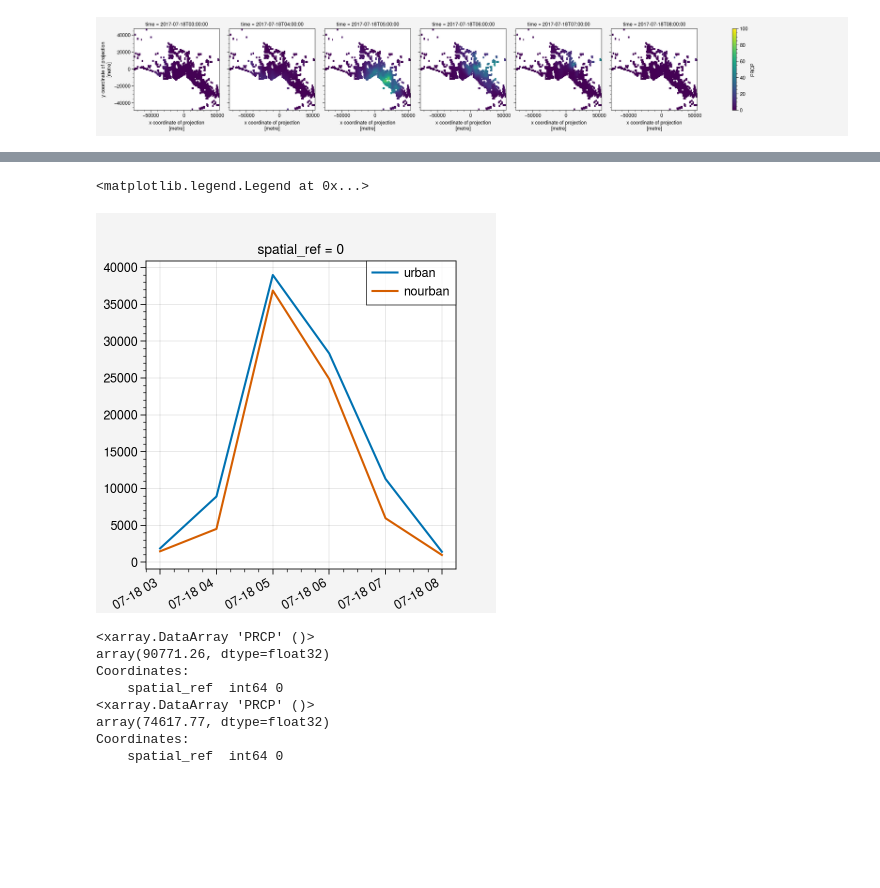
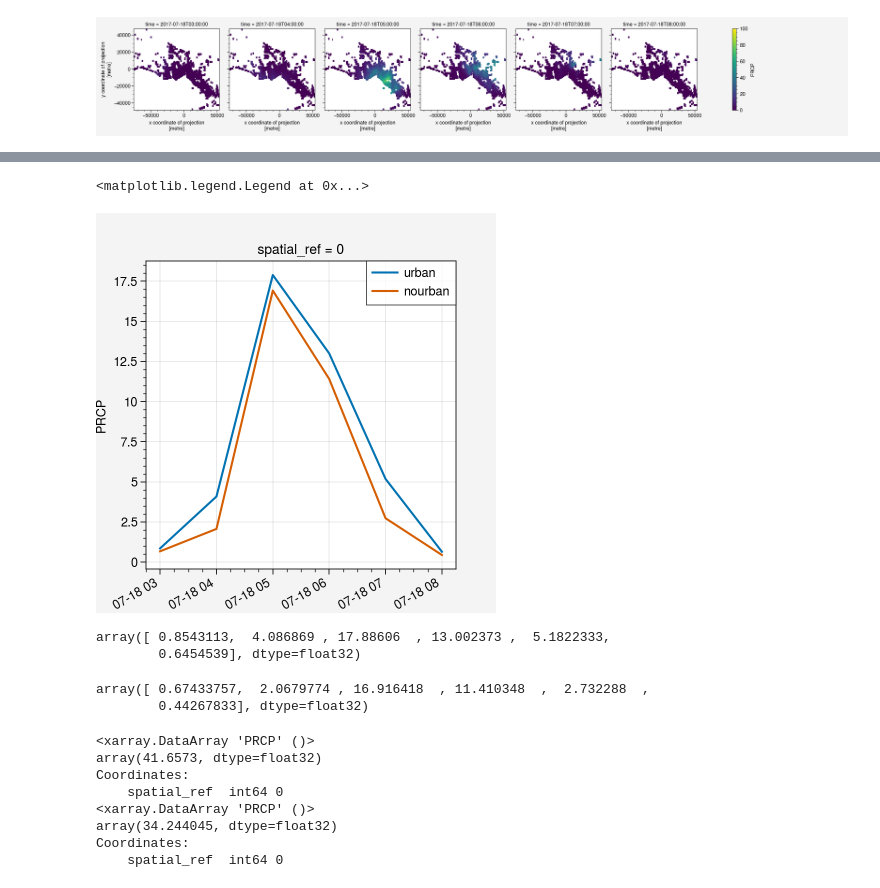
Before and after one commit to donmezkutay/Urban-Precipitation-Article-Istanbul, a Jupyter notebook: gfs_precipitation_spatial_hourly.ipynb, the cells around one changed output, grey strips where cells are left out. Drawn from its saved outputs; the diff is of its cells as text; code cells hidden in the pictures; blank space fills up the shorter version.

```diff
--- a/gfs_precipitation_spatial_hourly.ipynb
+++ b/gfs_precipitation_spatial_hourly.ipynb
@@ -329,20 +334,30 @@ dt_nourban_ens_clip.plot(col='time', vmin=0, vmax=100)
 # %%
-dt_urban_ens_clip.sum(dim=[x_dims, y_dims],).plot(label = 'urban')
-dt_nourban_ens_clip.sum(dim=[x_dims, y_dims],).plot(label = 'nourban')
+dt_urban_ens_clip.mean(dim=[x_dims, y_dims],).plot(label = 'urban')
+dt_nourban_ens_clip.mean(dim=[x_dims, y_dims],).plot(label = 'nourban')
 plt.legend()
 # %% [output]
 <matplotlib.legend.Legend at 0x...>
-[figure, old version]
+[figure, new version]
+# %%
+dt_urban_ens_clip.mean(dim=[x_dims, y_dims],).values
+# %% [output]
+array([ 0.8543113,  4.086869 , 17.88606  , 13.002373 ,  5.1822333,
+        0.6454539], dtype=float32)
+# %%
+dt_nourban_ens_clip.mean(dim=[x_dims, y_dims],).values
+# %% [output]
+array([ 0.67433757,  2.0679774 , 16.916418  , 11.410348  ,  2.732288  ,
+        0.44267833], dtype=float32)
 # %%
-print(dt_urban_ens_clip.sum().compute())
-print(dt_nourban_ens_clip.sum().compute())
+print(dt_urban_ens_clip.mean(dim=[x_dims, y_dims]).sum().compute())
+print(dt_nourban_ens_clip.mean(dim=[x_dims, y_dims]).sum().compute())
 # %% [output]
 <xarray.DataArray 'PRCP' ()>
-array(90771.26, dtype=float32)
+array(41.6573, dtype=float32)
 Coordinates:
     spatial_ref  int64 0
 <xarray.DataArray 'PRCP' ()>
-array(74617.77, dtype=float32)
+array(34.244045, dtype=float32)
 Coordinates:
     spatial_ref  int64 0
 # %%
```
Also changed, not shown: parts of 3 cells of this notebook, 2 other files.
